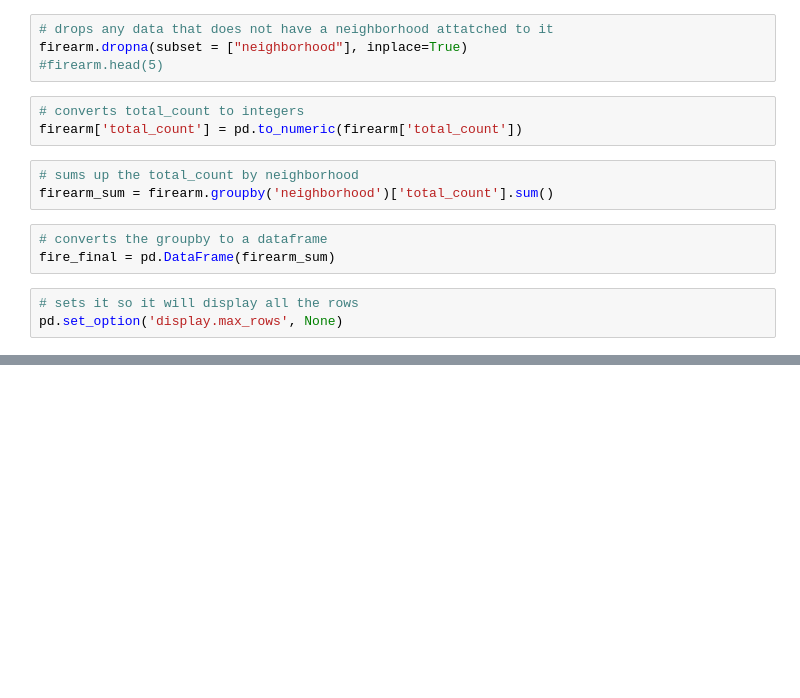
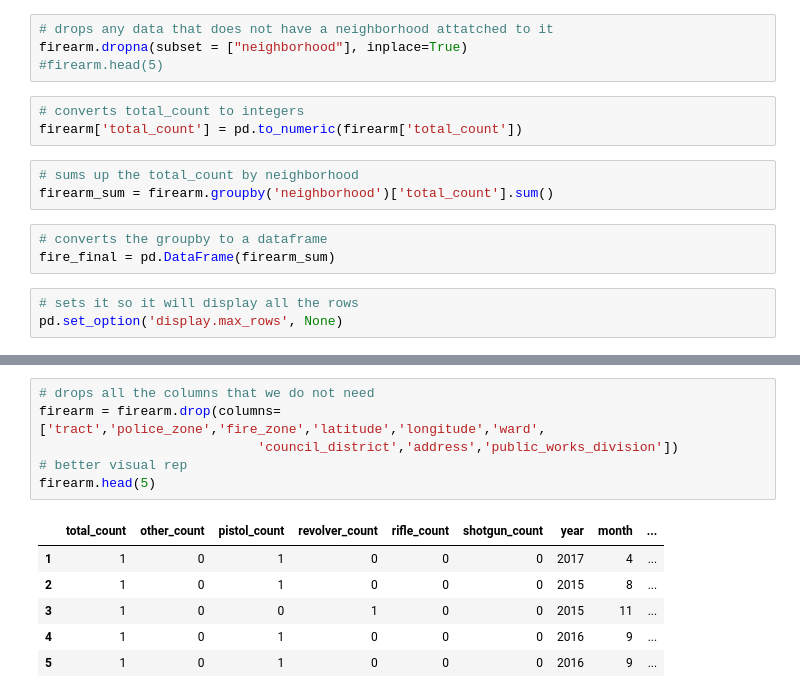
Before and after one commit to alexisgiobbi/bigideas-final, a Jupyter notebook: alexisgiobbi.ipynb, the cells around one changed output, grey strips where cells are left out. Saved outputs shown, nothing was run; the diff lists cells and outputs as text; blank space fills up the shorter version.

```diff
--- a/alexisgiobbi.ipynb
+++ b/alexisgiobbi.ipynb
@@ -57,0 +40,13 @@ fire_final.plot(figsize=(10,10))
+# %%
+# drops all the columns that we do not need
+firearm = firearm.drop(columns=['tract','police_zone','fire_zone','latitude','longitude','ward',
+                            'council_district','address','public_works_division'])
+# better visual rep
+firearm.head(5)
+# %% [output]
+|  | total_count | other_count | pistol_count | revolver_count | rifle_count | shotgun_count | year | month | ... |
+| 1 | 1 | 0 | 1 | 0 | 0 | 0 | 2017 | 4 | ... |
+| 2 | 1 | 0 | 1 | 0 | 0 | 0 | 2015 | 8 | ... |
+| 3 | 1 | 0 | 0 | 1 | 0 | 0 | 2015 | 11 | ... |
+| 4 | 1 | 0 | 1 | 0 | 0 | 0 | 2016 | 9 | ... |
+| 5 | 1 | 0 | 1 | 0 | 0 | 0 | 2016 | 9 | ... |
```
Also changed, not shown: parts of 6 cells of this notebook, 2 other files.
